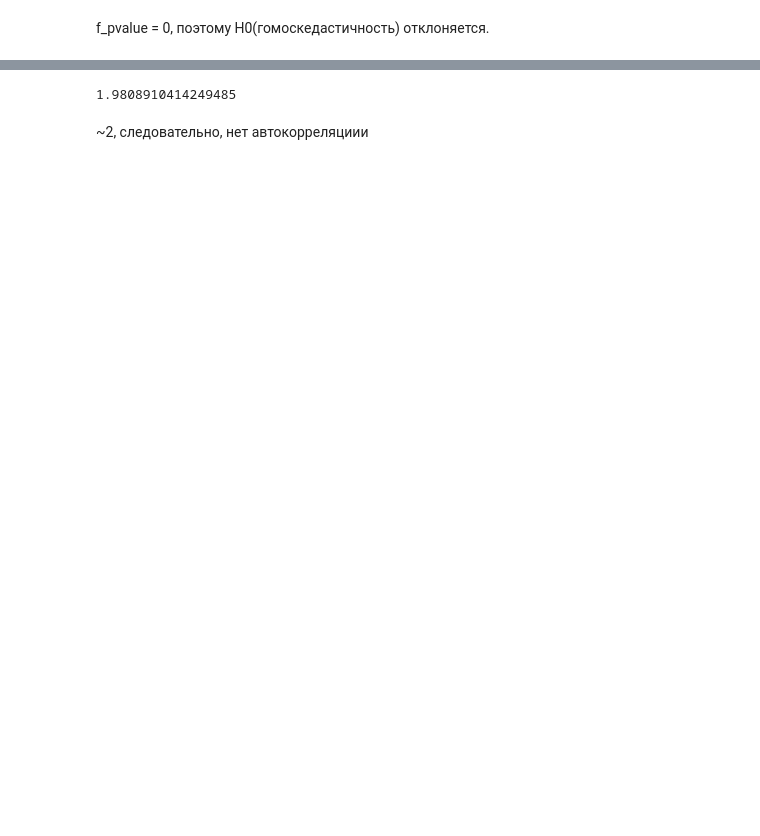
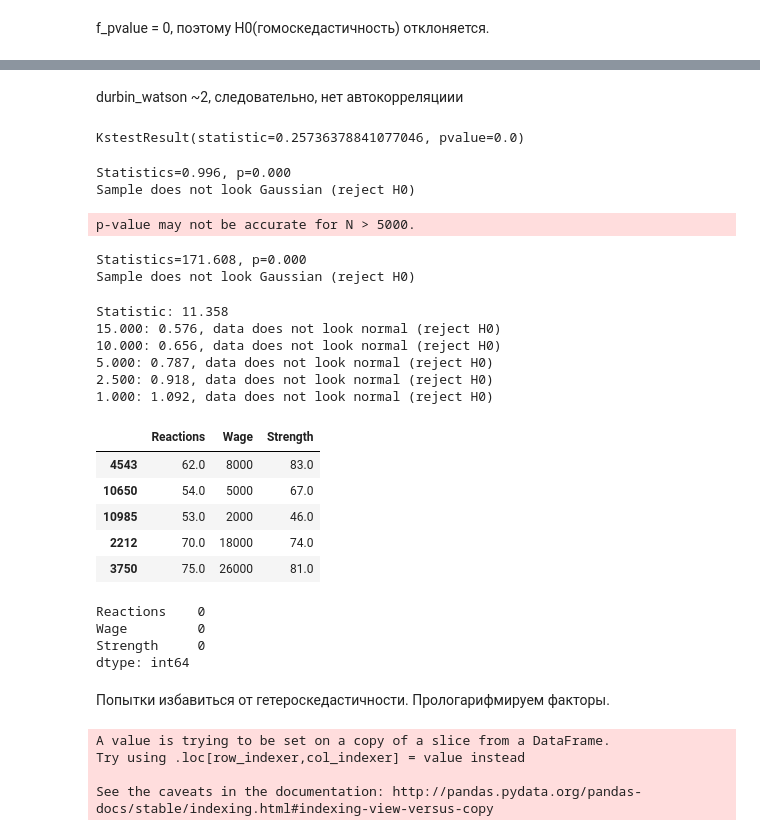
Before and after one commit to ryazadd/Forecasting, a Jupyter notebook: Practicum1.ipynb, the cells around one changed output, grey strips where cells are left out. Saved outputs shown, nothing was run; the diff lists cells and outputs as text; code cells hidden in the pictures; blank space fills up the shorter version.

```diff
--- a/Practicum1.ipynb
+++ b/Practicum1.ipynb
@@ -537,6 +503,57 @@ f_pvalue = 0, поэтому H0(гомоскедастичность) откло
+# %% [markdown]
+durbin_watson ~2, следовательно, нет автокорреляциии
 # %%
-durbin_watson(est2.resid)
+kstest(est2.resid, 'norm')
 # %% [output]
-1.9808910414249485
+KstestResult(statistic=0.25736378841077046, pvalue=0.0)
-# %% [markdown]
-~2, следовательно, нет автокорреляциии
+# %%
+stat, p = shapiro(est2.resid)
+print('Statistics=%.3f, p=%.3f' % (stat, p))
+# interpret
+alpha = 0.05
+if p > alpha:
+    print('Sample looks Gaussian (fail to reject H0)')
+else:
+    print('Sample does not look Gaussian (reject H0)')
+# %% [output]
+Statistics=0.996, p=0.000
+Sample does not look Gaussian (reject H0)
+p-value may not be accurate for N > 5000.
+# %%
+stat, p = normaltest(est2.resid)
+print('Statistics=%.3f, p=%.3f' % (stat, p))
+# interpret
+alpha = 0.05
+if p > alpha:
+    print('Sample looks Gaussian (fail to reject H0)')
+else:
+    print('Sample does not look Gaussian (reject H0)')
+# %% [output]
+Statistics=171.608, p=0.000
+Sample does not look Gaussian (reject H0)
+# %%
+result = anderson(est2.resid)
+print('Statistic: %.3f' % result.statistic)
+p = 0
+for i in range(len(result.critical_values)):
+    sl, cv = result.significance_level[i], result.critical_values[i]
+    if result.statistic < result.critical_values[i]:
+        print('%.3f: %.3f, data looks normal (fail to reject H0)' % (sl, cv))
+    else:
+        print('%.3f: %.3f, data does not look normal (reject H0)' % (sl, cv))
+# %% [output]
+Statistic: 11.358
+15.000: 0.576, data does not look normal (reject H0)
+10.000: 0.656, data does not look normal (reject H0)
+5.000: 0.787, data does not look normal (reject H0)
+2.500: 0.918, data does not look normal (reject H0)
+1.000: 1.092, data does not look normal (reject H0)
+# %%
+XX.head()
+# %% [output]
+|  | Reactions | Wage | Strength |
+| 4543 | 62.0 | 8000 | 83.0 |
+| 10650 | 54.0 | 5000 | 67.0 |
+| 10985 | 53.0 | 2000 | 46.0 |
+| 2212 | 70.0 | 18000 | 74.0 |
+| 3750 | 75.0 | 26000 | 81.0 |
@@ -542,0 +563,16 @@ durbin_watson(est2.resid)
+# %%
+XX[(XX['Reactions']<=0.6) & (XX['Wage']<=0.6) & (XX['Strength']<=0.6)].count()
+# %% [output]
+Reactions    0
+Wage         0
+Strength     0
+dtype: int64
+# %% [markdown]
+Попытки избавиться от гетероскедастичности. Прологарифмируем факторы.
+# %%
+XX['Reactions'] = XX['Reactions'].apply(lambda x: np.log(x))
+# %% [output]
+A value is trying to be set on a copy of a slice from a DataFrame.
+Try using .loc[row_indexer,col_indexer] = value instead
+
+See the caveats in the documentation: http://pandas.pydata.org/pandas-docs/stable/indexing.html#indexing-view-versus-copy
```
Also changed, not shown: parts of 57 cells of this notebook.
